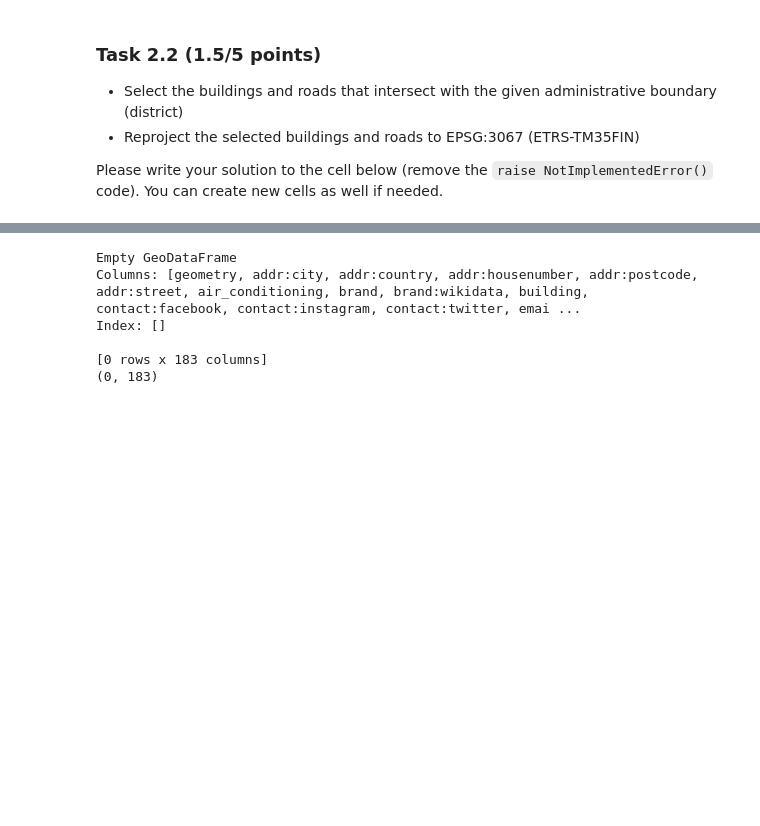
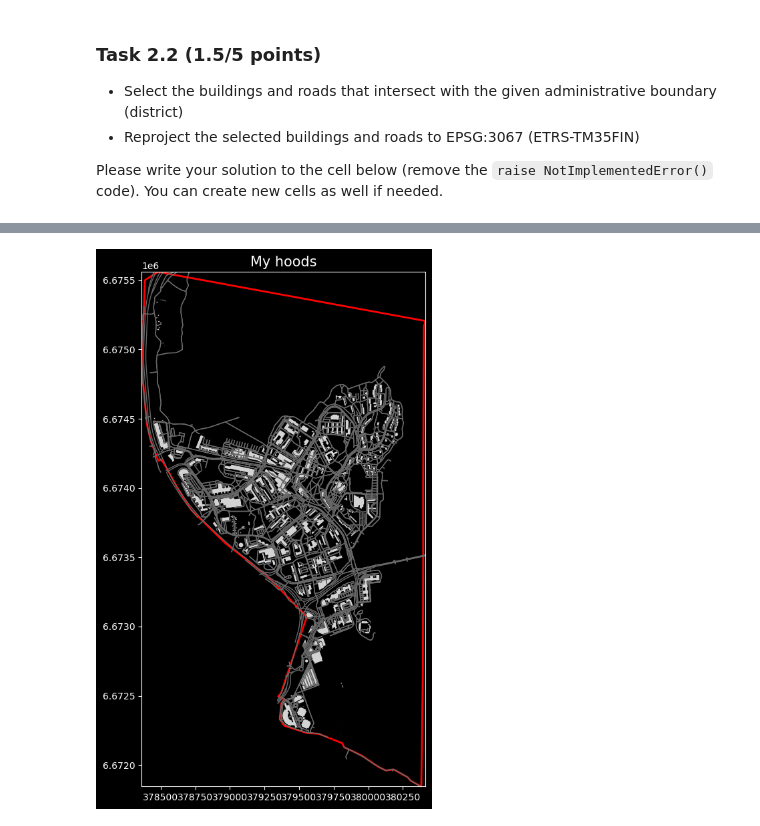
Before and after one commit to KoodiMalpo/exercise-3-KoodiMalpo, a Jupyter notebook: Exercise-3.ipynb, the cells around one changed output, grey strips where cells are left out. Saved outputs shown, nothing was run; the diff lists cells and outputs as text; code cells hidden in the pictures; blank space fills up the shorter version.

```diff
--- a/Exercise-3.ipynb
+++ b/Exercise-3.ipynb
@@ -183,15 +182,44 @@ element  id
 Please write your solution to the cell below (remove the `raise NotImplementedError()` code). You can create new cells as well if needed.
 # %%
 # REPLACE THE ERROR BELOW WITH YOUR OWN CODE
-print(selected_buildings.head())
-print(selected_buildings.shape)
+import matplotlib.pyplot as plt
+import geopandas as gpd
+
+# Ensure all layers are in the same CRS (EPSG:3067, for example)
+if selected_buildings.crs != "EPSG:3067":
+    selected_buildings = selected_buildings.to_crs("EPSG:3067")
+if selected_roads.crs != "EPSG:3067":
+    selected_roads = selected_roads.to_crs("EPSG:3067")
+if admin_boundary.crs != "EPSG:3067":
+    admin_boundary = admin_boundary.to_crs("EPSG:3067")
+
+# Set a dark background if desired
+plt.style.use("dark_background")
+
+# Create a plot
+fig, ax = plt.subplots(figsize=(10, 10))
+
+# Plot the administrative boundary in red with no fill
+admin_boundary.plot(ax=ax, edgecolor="red", facecolor="none", linewidth=2)
+
+# Plot buildings in gray
+selected_buildings.plot(ax=ax, color="lightgray", edgecolor="black", linewidth=0.5)
+
+# Plot roads in darker gray
+selected_roads.plot(ax=ax, color="dimgray", linewidth=1)
+
+# Set plot limits to the bounding box of the administrative boundary
+minx, miny, maxx, maxy = admin_boundary.total_bounds
+ax.set_xlim(minx, maxx)
+ax.set_ylim(miny, maxy)
+
+# Add a title
+ax.set_title("My hoods", fontsize=15)
+
+# Show the plot
+plt.show()
 # %% [output]
-Empty GeoDataFrame
-Columns: [geometry, addr:city, addr:country, addr:housenumber, addr:postcode, addr:street, air_conditioning, brand, brand:wikidata, building, contact:facebook, contact:instagram, contact:twitter, emai ...
-Index: []
-
-[0 rows x 183 columns]
-(0, 183)
+[figure, added]
 # %% [markdown]
 ## Problem 3 - Geocoding addresses (Total 3 points)
 
```
Also changed, not shown: parts of 1 cell of this notebook.
